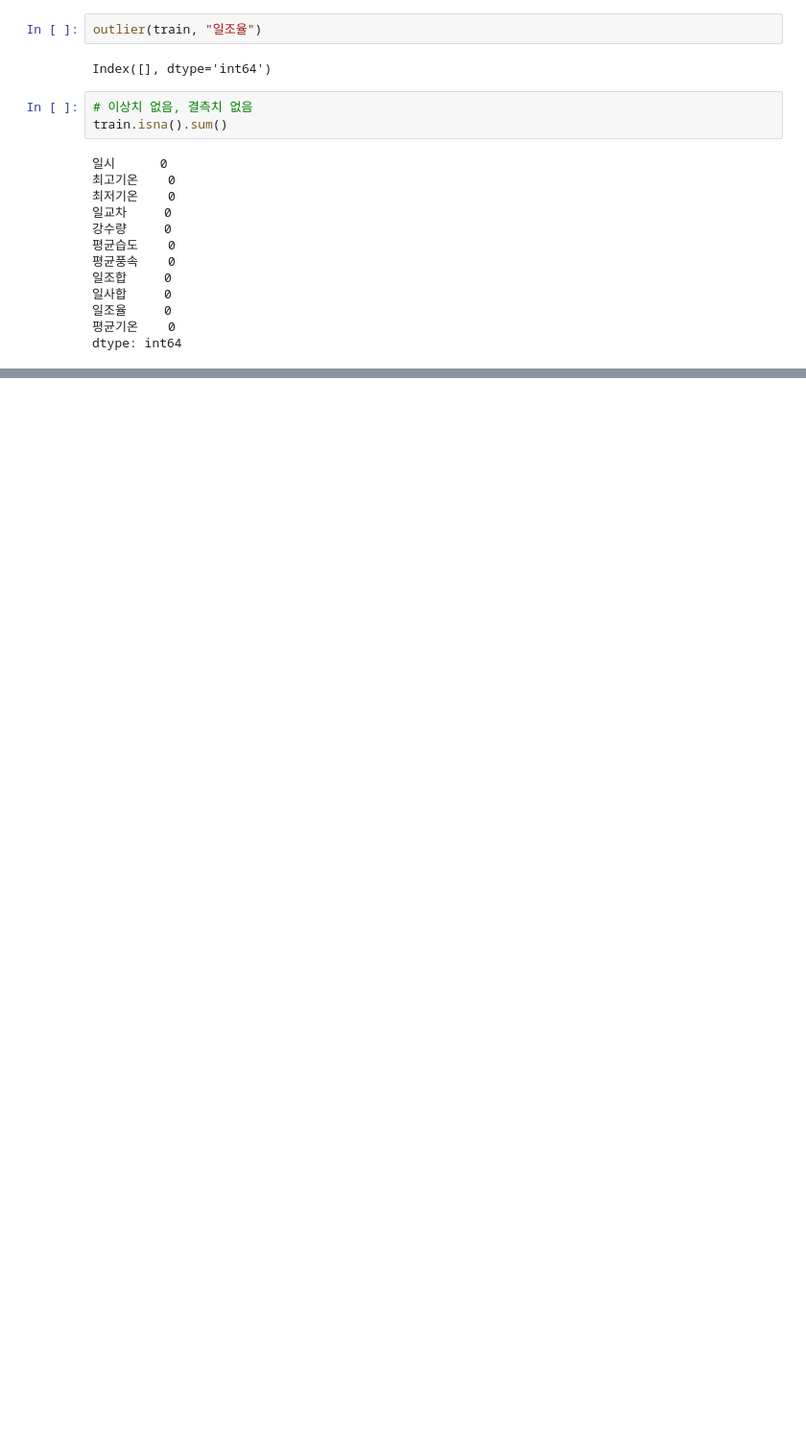
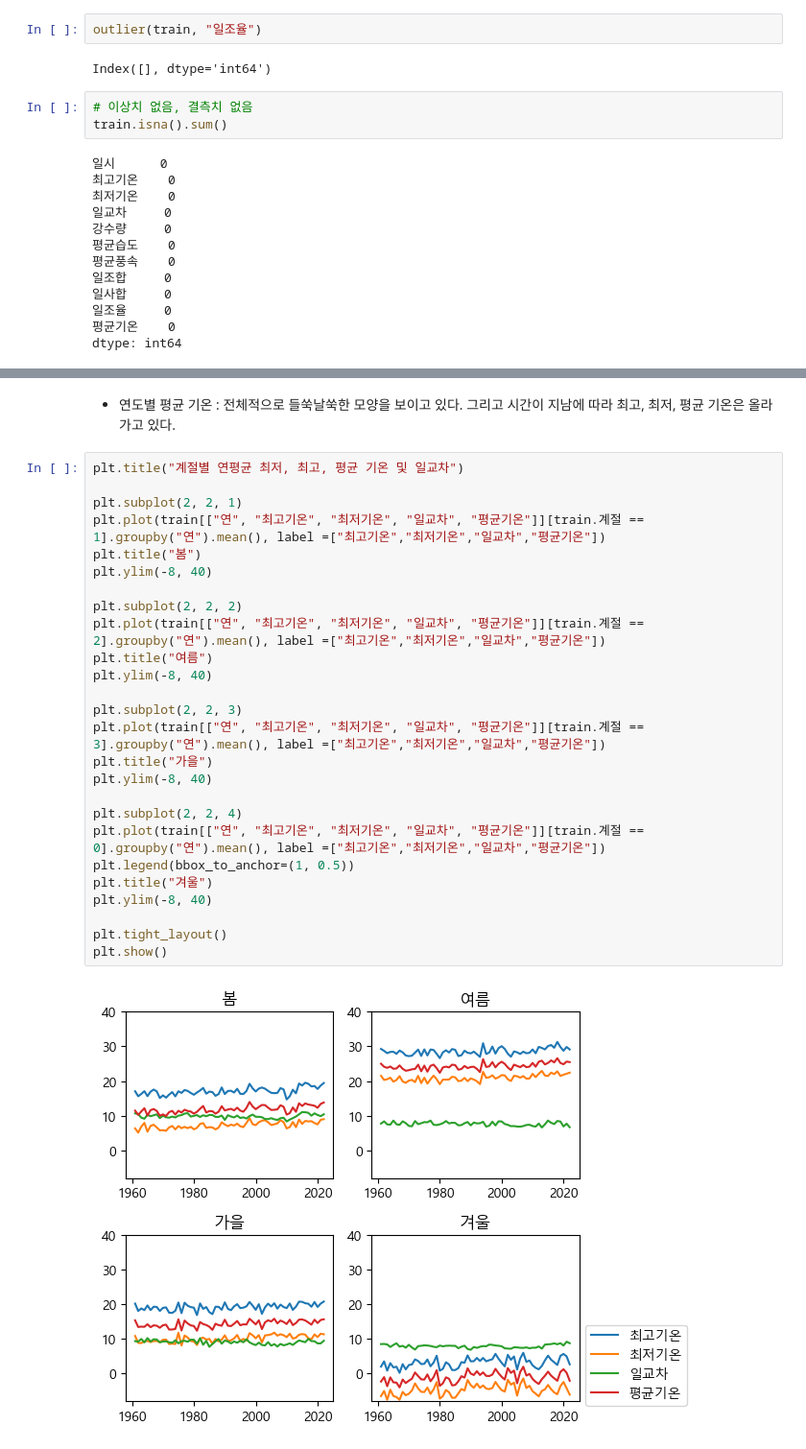
Before and after one commit to p-jiho/Temperatures_prediction, a Jupyter notebook: EDA.ipynb, the cells around one changed output, grey strips where cells are left out. Shown at 96% size. Drawn from its saved outputs; the diff is of its cells as text; blank space fills up the shorter version.

```diff
--- a/EDA.ipynb
+++ b/EDA.ipynb
@@ -381,0 +420,30 @@ dtype: int64
+# %% [markdown]
+- 연도별 평균 기온 : 전체적으로 들쑥날쑥한 모양을 보이고 있다. 그리고 시간이 지남에 따라 최고, 최저, 평균 기온은 올라가고 있다.
+# %%
+plt.title("계절별 연평균 최저, 최고, 평균 기온 및 일교차")
+
+plt.subplot(2, 2, 1)
+plt.plot(train[["연", "최고기온", "최저기온", "일교차", "평균기온"]][train.계절 == 1].groupby("연").mean(), label =["최고기온","최저기온","일교차","평균기온"])
+plt.title("봄")
+plt.ylim(-8, 40)
+
+plt.subplot(2, 2, 2)
+plt.plot(train[["연", "최고기온", "최저기온", "일교차", "평균기온"]][train.계절 == 2].groupby("연").mean(), label =["최고기온","최저기온","일교차","평균기온"])
+plt.title("여름")
+plt.ylim(-8, 40)
+
+plt.subplot(2, 2, 3)
+plt.plot(train[["연", "최고기온", "최저기온", "일교차", "평균기온"]][train.계절 == 3].groupby("연").mean(), label =["최고기온","최저기온","일교차","평균기온"])
+plt.title("가을")
+plt.ylim(-8, 40)
+
+plt.subplot(2, 2, 4)
+plt.plot(train[["연", "최고기온", "최저기온", "일교차", "평균기온"]][train.계절 == 0].groupby("연").mean(), label =["최고기온","최저기온","일교차","평균기온"])
+plt.legend(bbox_to_anchor=(1, 0.5))
+plt.title("겨울")
+plt.ylim(-8, 40)
+
+plt.tight_layout()
+plt.show()
+# %% [output]
+[figure, added]
```
Also changed, not shown: parts of 11 cells of this notebook.
